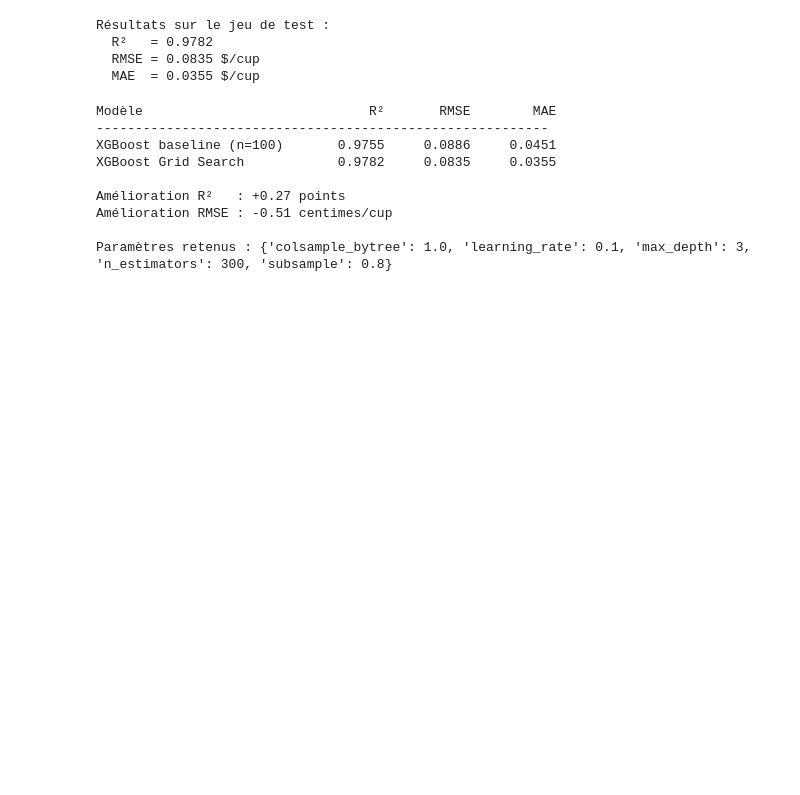
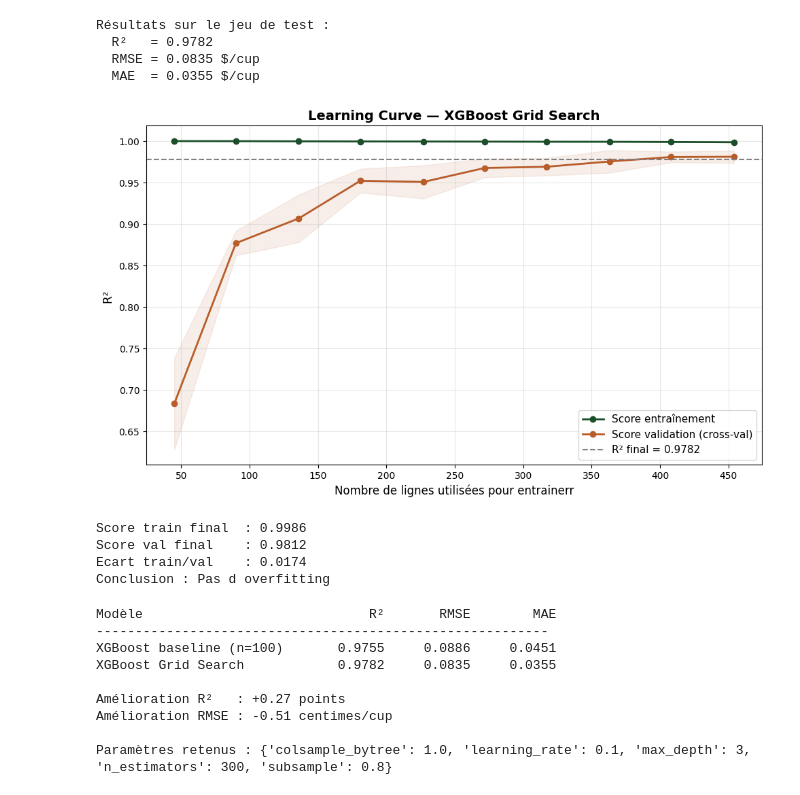
Before and after one commit to LB-66/Projet-Pr-diction-Prix-Fruits-L-gumes---Certification, a Jupyter notebook: NOTEBOOKS/04_Modele_ML.ipynb, the cells around one changed output. Cells and saved outputs as stored; diff of their text form; code cells hidden in the pictures; blank space fills up the shorter version.

```diff
--- a/NOTEBOOKS/04_Modele_ML.ipynb
+++ b/NOTEBOOKS/04_Modele_ML.ipynb
@@ -310,6 +310,70 @@ Résultats sur le jeu de test :
   R²   = 0.9782
   RMSE = 0.0835 $/cup
   MAE  = 0.0355 $/cup
+# %%
+# ── Learning Curve — évolution du R² selon la taille du dataset ──
+# Ce graphique montre si le modèle a besoin de plus de données
+# Ligne verte (train) : score sur les données d'entraînement
+# Ligne orange (test) : score sur les données de validation
+# Si les deux lignes convergent vers le haut → modèle bien calibré
+
+from sklearn.model_selection import learning_curve
+
+tailles, scores_train, scores_val = learning_curve(
+    modele_optimise,          # ton modèle XGBoost après Grid Search
+    X_train,                  # données d'entraînement
+    y_train,                  # variable cible
+    cv=5,                     # 5 découpages pour valider
+    scoring='r2',             # métrique R²
+    train_sizes=np.linspace(0.1, 1.0, 10),  # de 10% à 100% des données
+    n_jobs=-1                 # utilise tous les processeurs
+)
+
+# Calcul de la moyenne et l'écart-type
+train_mean = scores_train.mean(axis=1)
+train_std  = scores_train.std(axis=1)
+val_mean   = scores_val.mean(axis=1)
+val_std    = scores_val.std(axis=1)
+
+# Tracé du graphique
+plt.figure(figsize=(10, 6))
+
+plt.plot(tailles, train_mean, 'o-', color='#1C4E2A',
+         label='Score entraînement', linewidth=2)
+plt.fill_between(tailles,
+                 train_mean - train_std,
+                 train_mean + train_std,
+                 alpha=0.1, color='#1C4E2A')
+
+plt.plot(tailles, val_mean, 'o-', color='#B85C2A',
+         label='Score validation (cross-val)', linewidth=2)
+plt.fill_between(tailles,
+                 val_mean - val_std,
+                 val_mean + val_std,
+                 alpha=0.1, color='#B85C2A')
+
+plt.axhline(y=0.9782, color='gray', linestyle='--',
+            label=f'R² final = 0.9782')
+
+plt.xlabel('Nombre de lignes utilisées pour entrainerr', fontsize=12)
+plt.ylabel('R² ', fontsize=12)
+plt.title('Learning Curve — XGBoost Grid Search', fontsize=14, fontweight='bold')
+plt.legend(fontsize=11)
+plt.grid(True, alpha=0.3)
+plt.tight_layout()
+plt.savefig('../DOCS/learning_curve.png', dpi=150, bbox_inches='tight')
+plt.show()
+
+print(f'Score train final  : {train_mean[-1]:.4f}')
+print(f'Score val final    : {val_mean[-1]:.4f}')
+print(f'Ecart train/val    : {train_mean[-1] - val_mean[-1]:.4f}')
+print(f'Conclusion : {"Pas d overfitting" if (train_mean[-1] - val_mean[-1]) < 0.05 else "Attention overfitting"}')
+# %% [output]
+[figure, added]
+Score train final  : 0.9986
+Score val final    : 0.9812
+Ecart train/val    : 0.0174
+Conclusion : Pas d overfitting
 # %%
 # ── Tableau comparatif : modèle de base vs modèle optimisé ──
 
```
Also changed, not shown: 4 other files.
